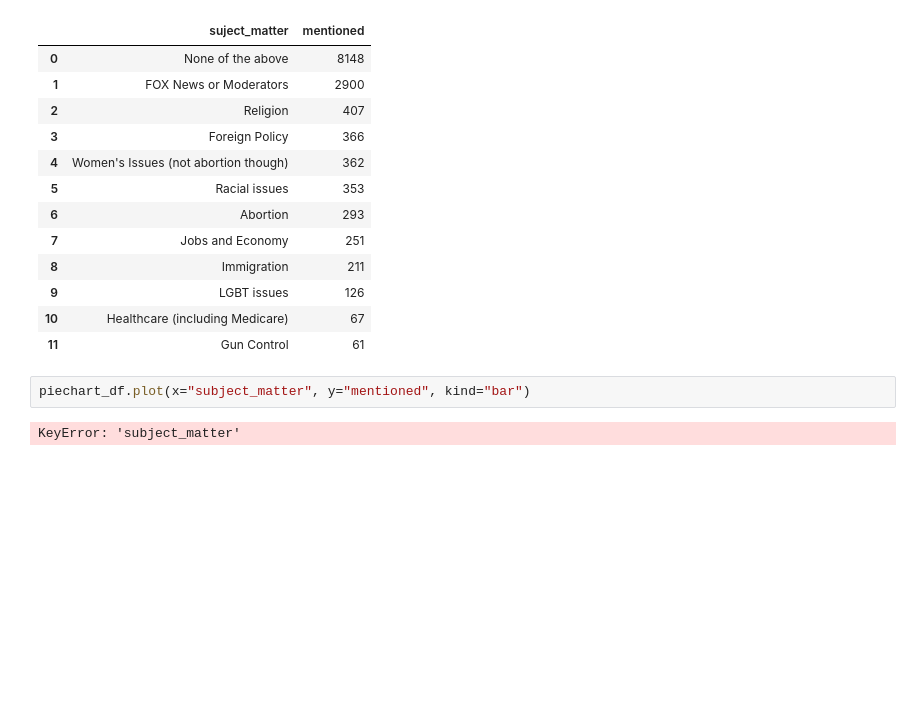
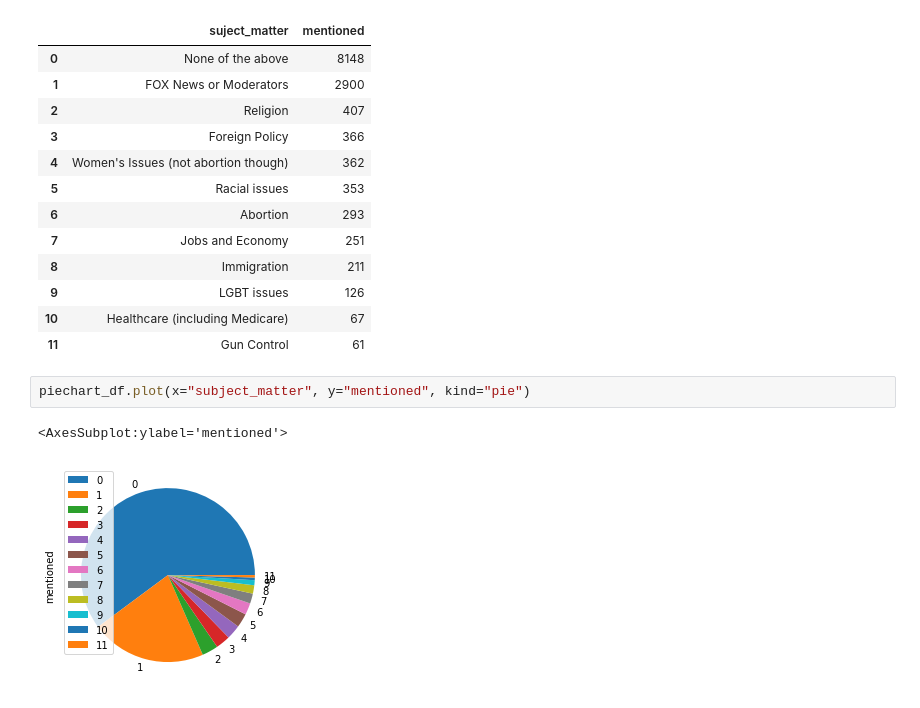
Before and after one commit to sarahmariaw/final-project-DH-Tools-and-Methods-, a Jupyter notebook: Final Project.ipynb, the cells around one changed output. Drawn from its saved outputs; the diff is of its cells as text; blank space fills up the shorter version.

```diff
--- a/Final Project.ipynb
+++ b/Final Project.ipynb
@@ -182,6 +182,7 @@ piechart_df
 | 10 | Healthcare (including Medicare) | 67 |
 | 11 | Gun Control | 61 |
 # %%
-piechart_df.plot(x="subject_matter", y="mentioned", kind="bar")
+piechart_df.plot(x="subject_matter", y="mentioned", kind="pie")
 # %% [output]
-KeyError: 'subject_matter'
+<AxesSubplot:ylabel='mentioned'>
+[figure, added]
```
Also changed, not shown: parts of 4 cells of this notebook.
